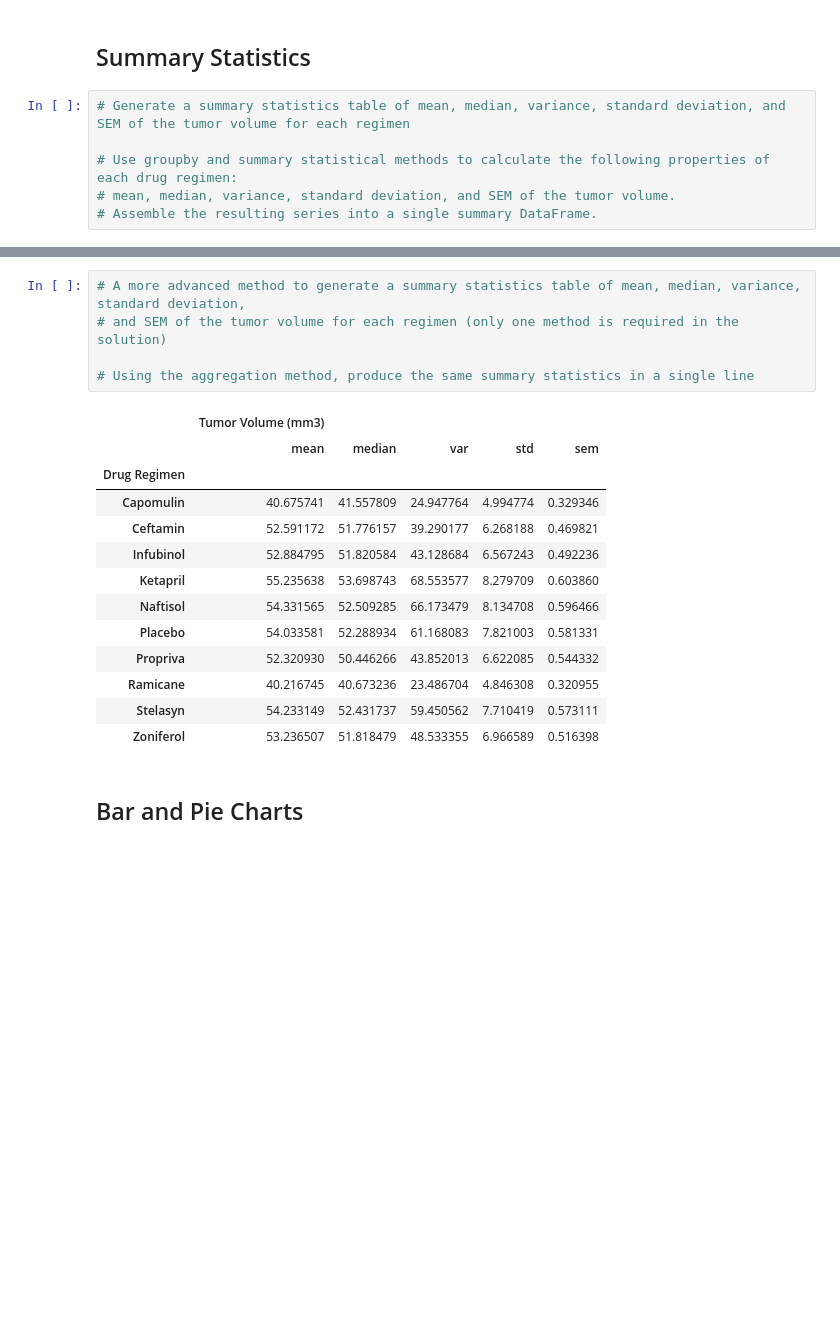
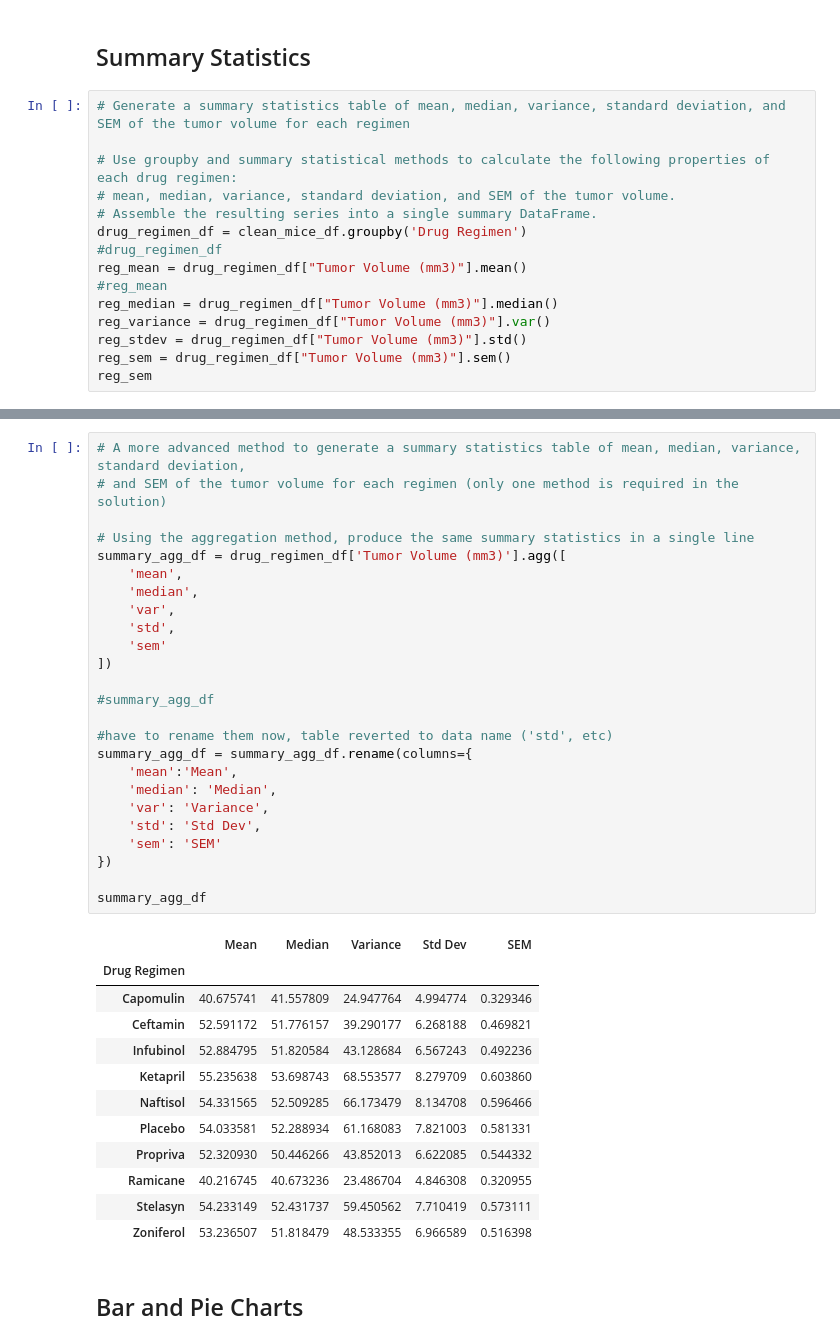
Before and after one commit to colca6/matplotlib-challenge, a Jupyter notebook: Starter_Code/Pymaceuticals/pymaceuticals_starter.ipynb, the cells around one changed output, grey strips where cells are left out. Cells and saved outputs as stored; diff of their text form; blank space fills up the shorter version.

```diff
--- a/Starter_Code/Pymaceuticals/pymaceuticals_starter.ipynb
+++ b/Starter_Code/Pymaceuticals/pymaceuticals_starter.ipynb
@@ -108,4 +108,13 @@ mouse_count_clean
 # Use groupby and summary statistical methods to calculate the following properties of each drug regimen:
 # mean, median, variance, standard deviation, and SEM of the tumor volume.
 # Assemble the resulting series into a single summary DataFrame.
+drug_regimen_df = clean_mice_df.groupby('Drug Regimen')
+#drug_regimen_df
+reg_mean = drug_regimen_df["Tumor Volume (mm3)"].mean()
+#reg_mean
+reg_median = drug_regimen_df["Tumor Volume (mm3)"].median()
+reg_variance = drug_regimen_df["Tumor Volume (mm3)"].var()
+reg_stdev = drug_regimen_df["Tumor Volume (mm3)"].std()
+reg_sem = drug_regimen_df["Tumor Volume (mm3)"].sem()
+reg_sem
 # %% [output]
@@ -124,11 +150,30 @@ mouse_count_clean
 # %%
 # A more advanced method to generate a summary statistics table of mean, median, variance, standard deviation,
 # and SEM of the tumor volume for each regimen (only one method is required in the solution)
 
 # Using the aggregation method, produce the same summary statistics in a single line
+summary_agg_df = drug_regimen_df['Tumor Volume (mm3)'].agg([
+    'mean',
+    'median',
+    'var',
+    'std',
+    'sem'
+])
+
+#summary_agg_df
+
+#have to rename them now, table reverted to data name ('std', etc)
+summary_agg_df = summary_agg_df.rename(columns={
+    'mean':'Mean',
+    'median': 'Median',
+    'var': 'Variance',
+    'std': 'Std Dev',
+    'sem': 'SEM'
+})
+
+summary_agg_df
 # %% [output]
-|  | Tumor Volume (mm3) |  |  |  |  |
-|  | mean | median | var | std | sem |
+|  | Mean | Median | Variance | Std Dev | SEM |
 | Drug Regimen |  |  |  |  |  |
 | Capomulin | 40.675741 | 41.557809 | 24.947764 | 4.994774 | 0.329346 |
 | Ceftamin | 52.591172 | 51.776157 | 39.290177 | 6.268188 | 0.469821 |
```
Also changed, not shown: parts of 2 cells of this notebook.
